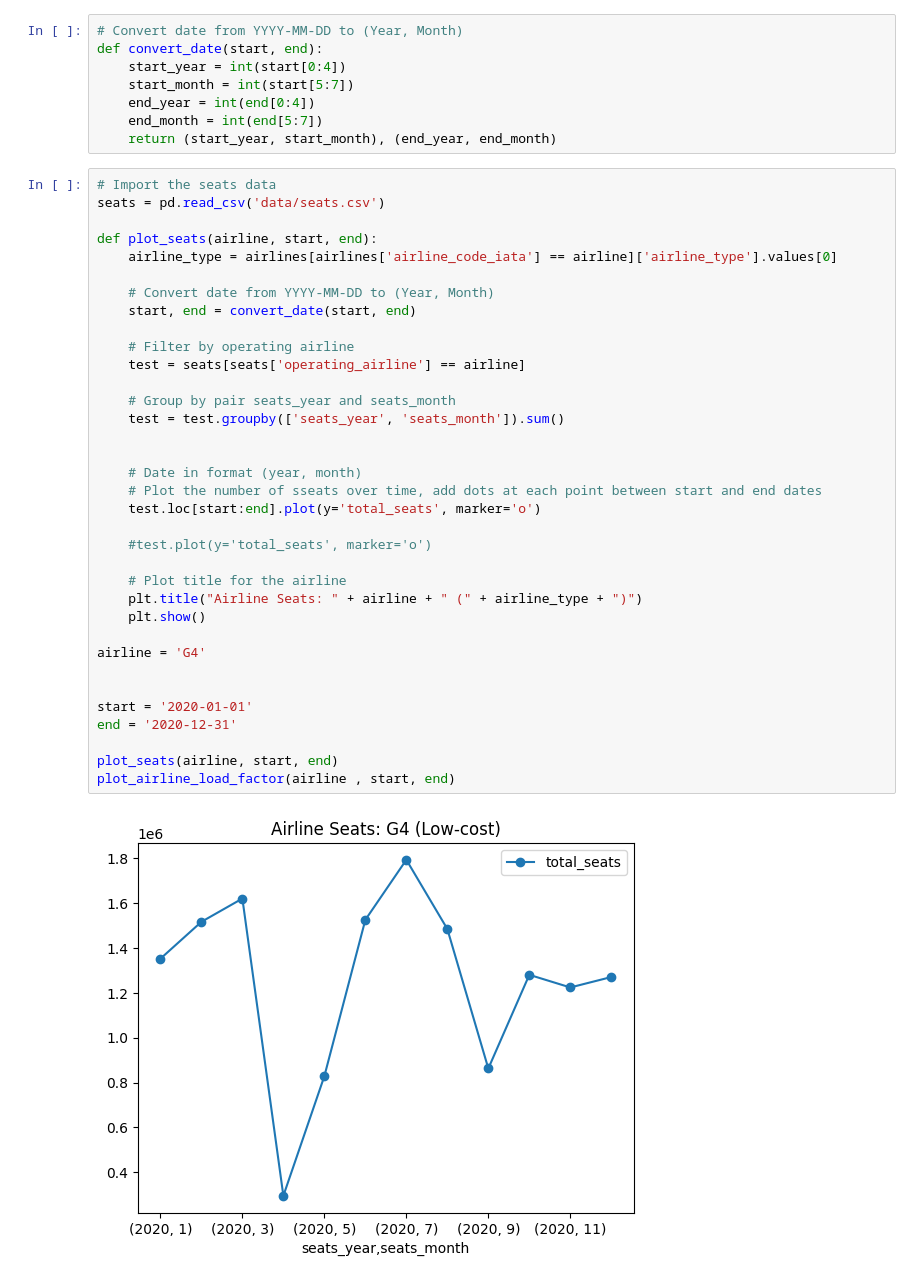
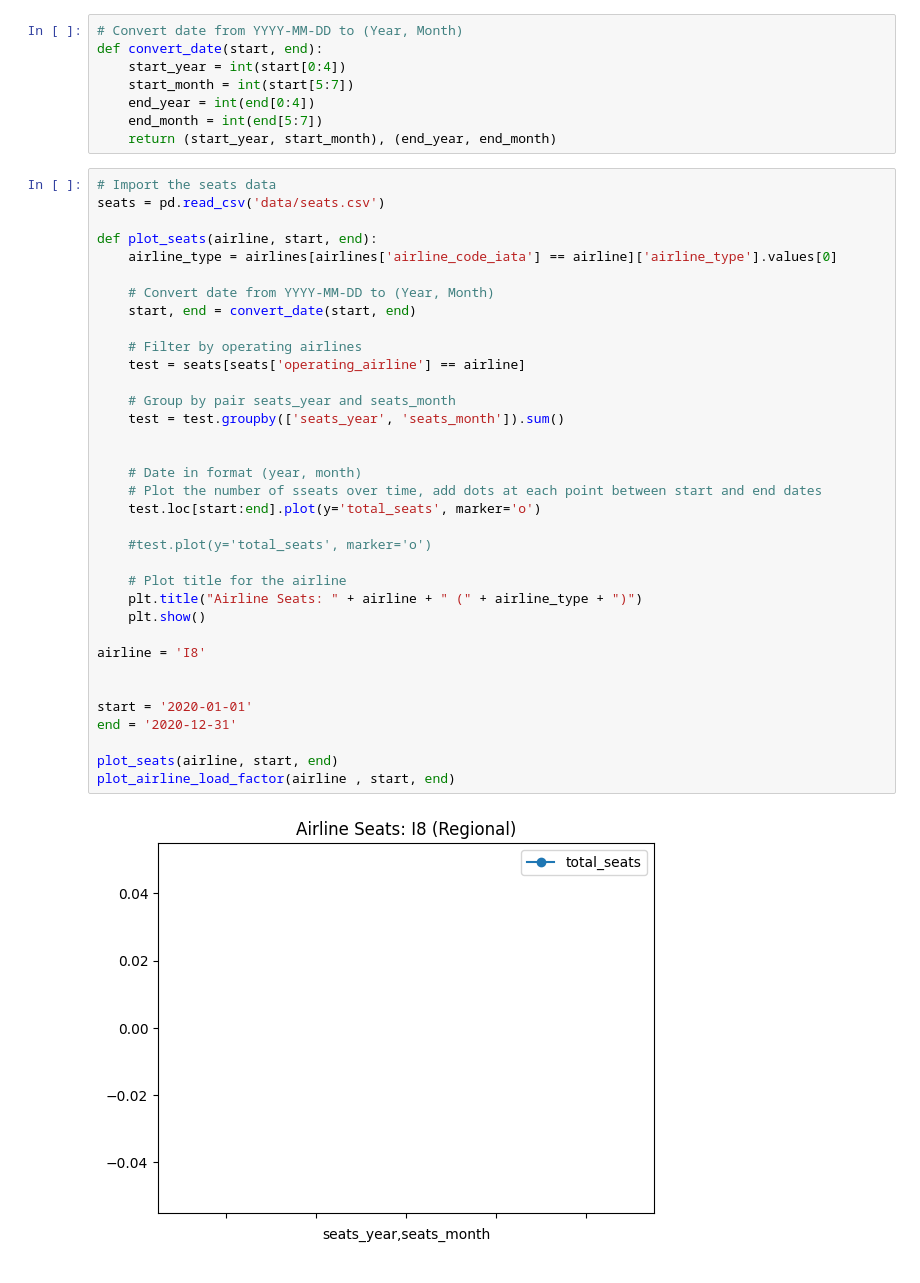
Before and after one commit to mrmoxon/hack23, a Jupyter notebook: explore.ipynb, the cells around one changed output. Cells and saved outputs as stored; diff of their text form.

```diff
--- a/explore.ipynb
+++ b/explore.ipynb
@@ -123,33 +123,33 @@ seats = pd.read_csv('data/seats.csv')
 def plot_seats(airline, start, end):
     airline_type = airlines[airlines['airline_code_iata'] == airline]['airline_type'].values[0]
 
     # Convert date from YYYY-MM-DD to (Year, Month)
     start, end = convert_date(start, end)
 
-    # Filter by operating airline
+    # Filter by operating airlines
     test = seats[seats['operating_airline'] == airline]
 
     # Group by pair seats_year and seats_month
     test = test.groupby(['seats_year', 'seats_month']).sum()
 
 
     # Date in format (year, month)
     # Plot the number of sseats over time, add dots at each point between start and end dates
     test.loc[start:end].plot(y='total_seats', marker='o')
 
     #test.plot(y='total_seats', marker='o')
 
     # Plot title for the airline
     plt.title("Airline Seats: " + airline + " (" + airline_type + ")")
     plt.show()
 
-airline = 'G4'
+airline = 'I8'
 
 
 start = '2020-01-01'
 end = '2020-12-31'
 
 plot_seats(airline, start, end)
 plot_airline_load_factor(airline , start, end)
 # %% [output]
-[figure, old version]
+[figure, new version]
```
Also changed, not shown: parts of 2 cells of this notebook, 1 other file.
